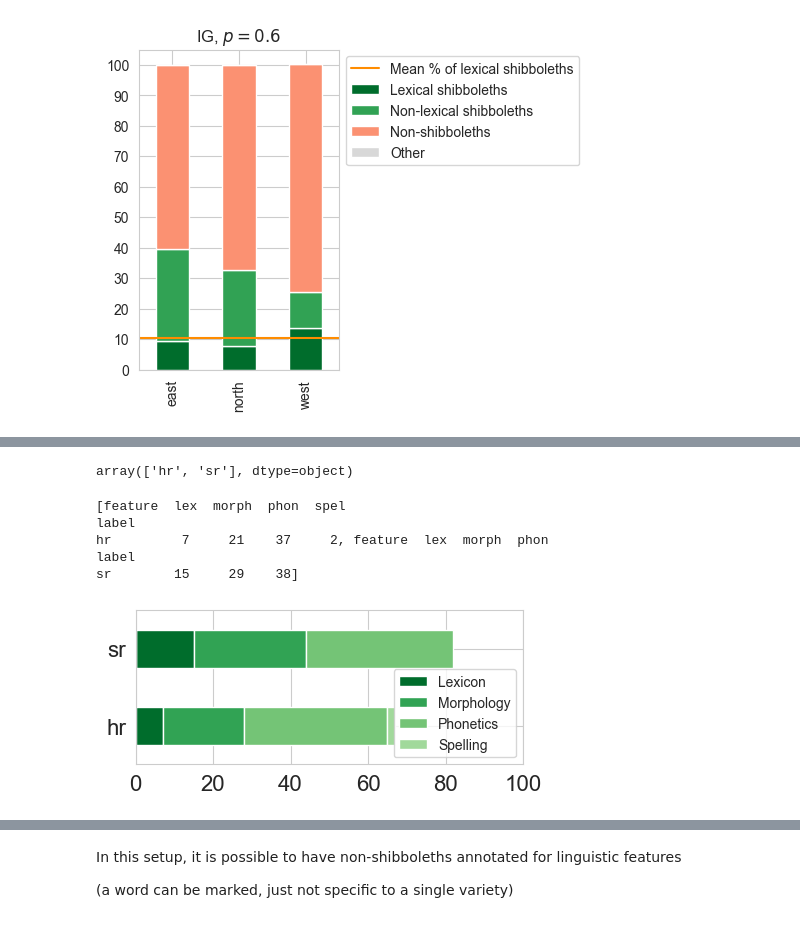
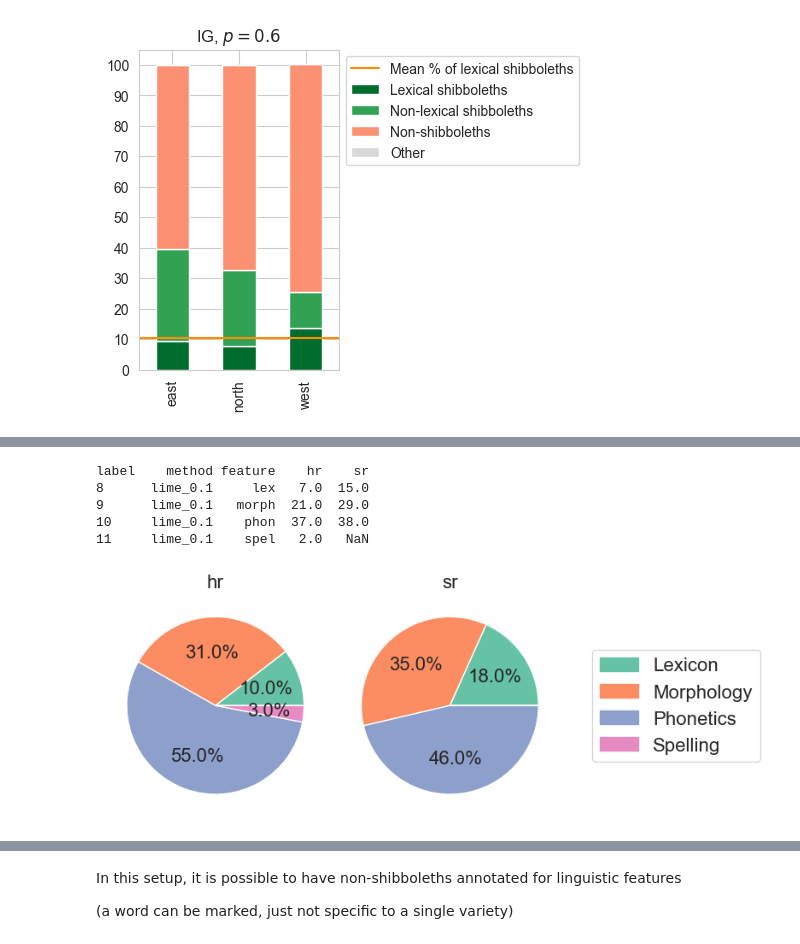
Before and after one commit to Helsinki-NLP/shibboleth, a Jupyter notebook: vizs/shib-eval-contents/annotation-analysis.ipynb, the cells around one changed output, grey strips where cells are left out. Cells and saved outputs as stored; diff of their text form; code cells hidden in the pictures.

```diff
--- a/vizs/shib-eval-contents/annotation-analysis.ipynb
+++ b/vizs/shib-eval-contents/annotation-analysis.ipynb
@@ -650,13 +551,10 @@ label    method feature    hr    sr
-# %%
-bcms_setimes_levels_df.reset_index().label.unique()
-# %% [output]
-array(['hr', 'sr'], dtype=object)
-# %%
-make_sel_graph_per_level(bcms_setimes_levels_df, 'lime_0.1', classes, 'bcms_setimes')
-# %% [output]
-[feature  lex  morph  phon  spel
-label
-hr         7     21    37     2, feature  lex  morph  phon
-label
-sr        15     29    38]
-[figure, removed]
+# %%
+bcms_setimes_levels_df = pd.read_csv('tables/bcms_setimes_perlevel.csv', index_col=[0, 1, 2])
+levels_to_pie(bcms_setimes_levels_df, 'lime_0.1', 'pdfs/bcms_setimes_perlevel_sel.pie.pdf')
+# %% [output]
+label    method feature    hr    sr
+8      lime_0.1     lex   7.0  15.0
+9      lime_0.1   morph  21.0  29.0
+10     lime_0.1    phon  37.0  38.0
+11     lime_0.1    spel   2.0   NaN
+[figure, added]
```
Also changed, not shown: parts of 76 cells of this notebook, 18 other files.
